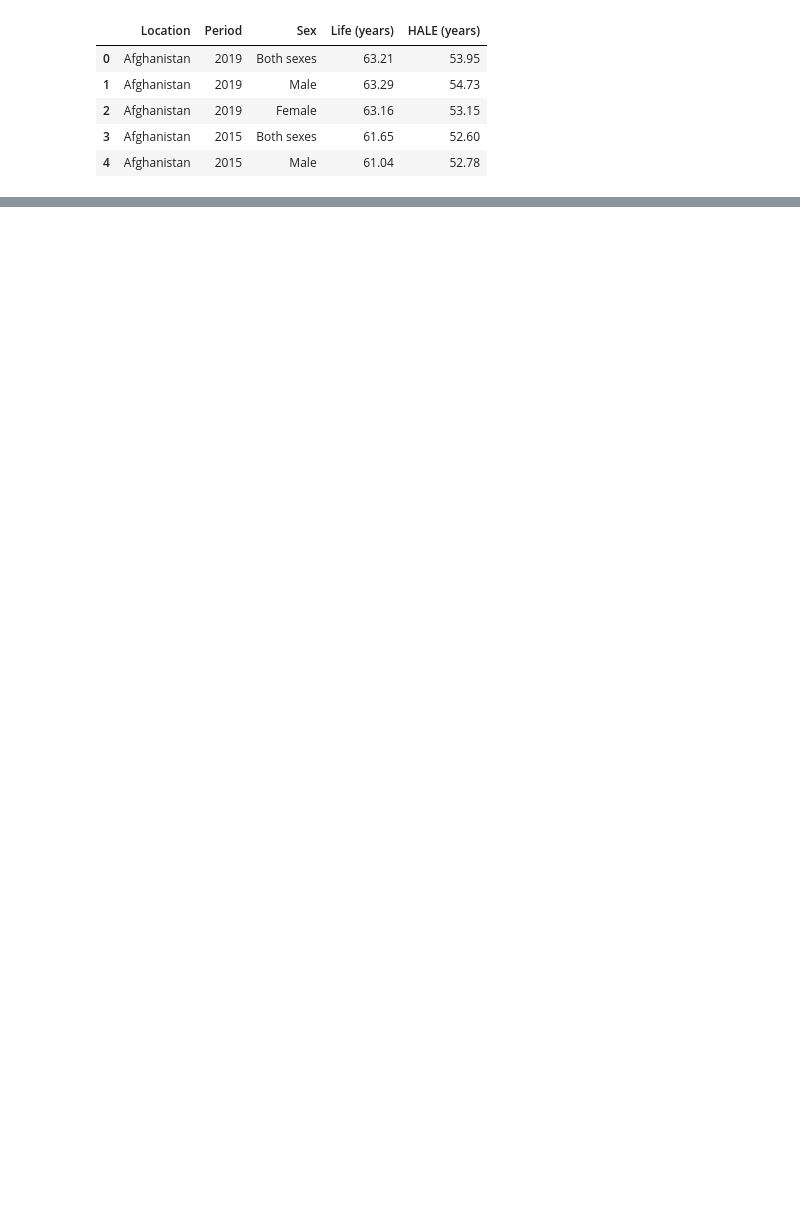
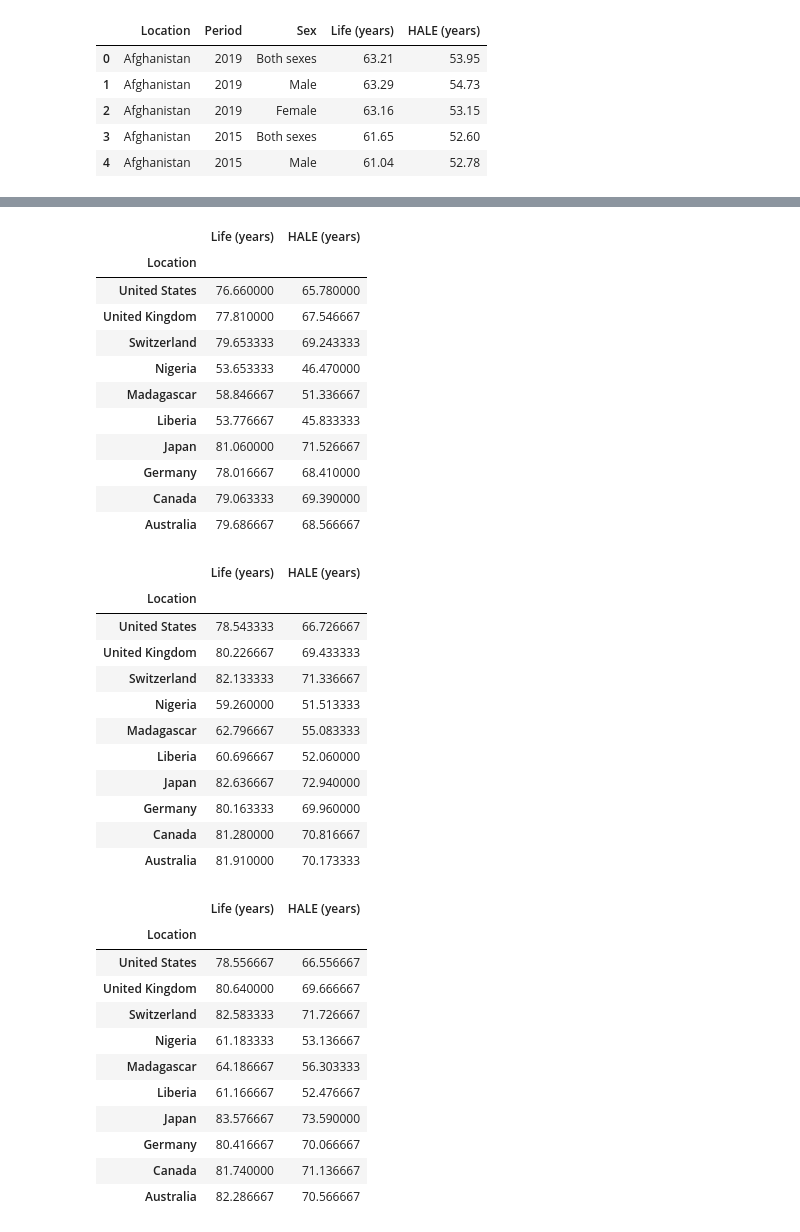
Before and after one commit to elstan-tmk/Life_expectancy_project, a Jupyter notebook: project_1.ipynb, the cells around one changed output, grey strips where cells are left out. Saved outputs shown, nothing was run; the diff lists cells and outputs as text; code cells hidden in the pictures; blank space fills up the shorter version.

```diff
--- a/project_1.ipynb
+++ b/project_1.ipynb
@@ -44,0 +83,49 @@ life_compare_df.reset_index()
+# %%
+# Group by mean for life expectancy for each country and make a bar chart for it
+life_2000 = pd.DataFrame(filtered_countries_df.query("Period == '2000'"))
+life_2010 = pd.DataFrame(filtered_countries_df.query("Period == '2010'"))
+life_2015 = pd.DataFrame(filtered_countries_df.query("Period == '2015'"))
+life_summary_2000 = life_2000.groupby("Location").mean()
+
+years = [life_2000, life_2010, life_2015]
+
+for year in years:
+    life_summary = year.groupby("Location").mean()
+    display(life_summary.sort_values(["Location"], ascending = False))
+# %% [output]
+|  | Life (years) | HALE (years) |
+| Location |  |  |
+| United States | 76.660000 | 65.780000 |
+| United Kingdom | 77.810000 | 67.546667 |
+| Switzerland | 79.653333 | 69.243333 |
+| Nigeria | 53.653333 | 46.470000 |
+| Madagascar | 58.846667 | 51.336667 |
+| Liberia | 53.776667 | 45.833333 |
+| Japan | 81.060000 | 71.526667 |
+| Germany | 78.016667 | 68.410000 |
+| Canada | 79.063333 | 69.390000 |
+| Australia | 79.686667 | 68.566667 |
+|  | Life (years) | HALE (years) |
+| Location |  |  |
+| United States | 78.543333 | 66.726667 |
+| United Kingdom | 80.226667 | 69.433333 |
+| Switzerland | 82.133333 | 71.336667 |
+| Nigeria | 59.260000 | 51.513333 |
+| Madagascar | 62.796667 | 55.083333 |
+| Liberia | 60.696667 | 52.060000 |
+| Japan | 82.636667 | 72.940000 |
+| Germany | 80.163333 | 69.960000 |
+| Canada | 81.280000 | 70.816667 |
+| Australia | 81.910000 | 70.173333 |
+|  | Life (years) | HALE (years) |
+| Location |  |  |
+| United States | 78.556667 | 66.556667 |
+| United Kingdom | 80.640000 | 69.666667 |
+| Switzerland | 82.583333 | 71.726667 |
+| Nigeria | 61.183333 | 53.136667 |
+| Madagascar | 64.186667 | 56.303333 |
+| Liberia | 61.166667 | 52.476667 |
+| Japan | 83.576667 | 73.590000 |
+| Germany | 80.416667 | 70.066667 |
+| Canada | 81.740000 | 71.136667 |
+| Australia | 82.286667 | 70.566667 |
```
Also changed, not shown: parts of 9 cells of this notebook, 4 other files.
